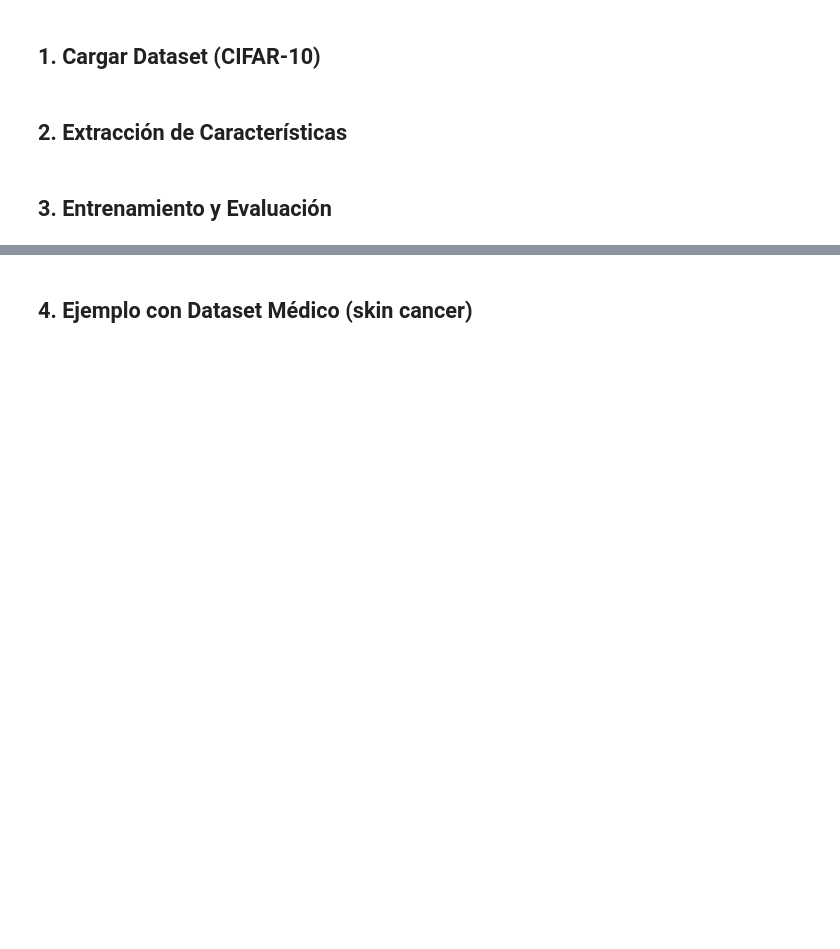
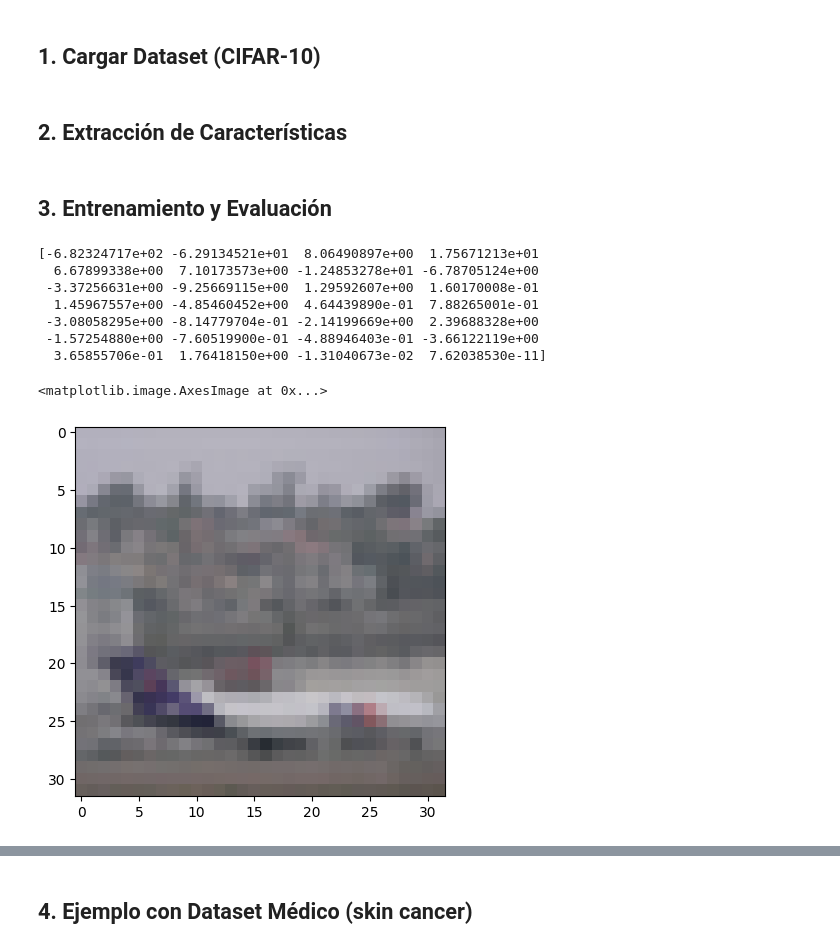
Before and after one commit to Cosijopiii/Artificial-intelligence-Course-2, a Jupyter notebook: ML preprocessing/Preprocessing.ipynb, the cells around one changed output, grey strips where cells are left out. Saved outputs shown, nothing was run; the diff lists cells and outputs as text; code cells hidden in the pictures; blank space fills up the shorter version.

```diff
--- a/ML preprocessing/Preprocessing.ipynb
+++ b/ML preprocessing/Preprocessing.ipynb
@@ -80,6 +80,20 @@ X_train = extract_features(train_images)
 X_test = extract_features(test_images)
 y_train = train_labels
 y_test = test_labels
+# %%
+print(X_train[0])
+
+plt.imshow(train_images[0])
+# %% [output]
+[-6.82324717e+02 -6.29134521e+01  8.06490897e+00  1.75671213e+01
+  6.67899338e+00  7.10173573e+00 -1.24853278e+01 -6.78705124e+00
+ -3.37256631e+00 -9.25669115e+00  1.29592607e+00  1.60170008e-01
+  1.45967557e+00 -4.85460452e+00  4.64439890e-01  7.88265001e-01
+ -3.08058295e+00 -8.14779704e-01 -2.14199669e+00  2.39688328e+00
+ -1.57254880e+00 -7.60519900e-01 -4.88946403e-01 -3.66122119e+00
+  3.65855706e-01  1.76418150e+00 -1.31040673e-02  7.62038530e-11]
+<matplotlib.image.AxesImage at 0x...>
+[figure, added]
 # %%
 
 mlp = MLPClassifier(
```
Also changed, not shown: parts of 2 cells of this notebook, 1 other file.
